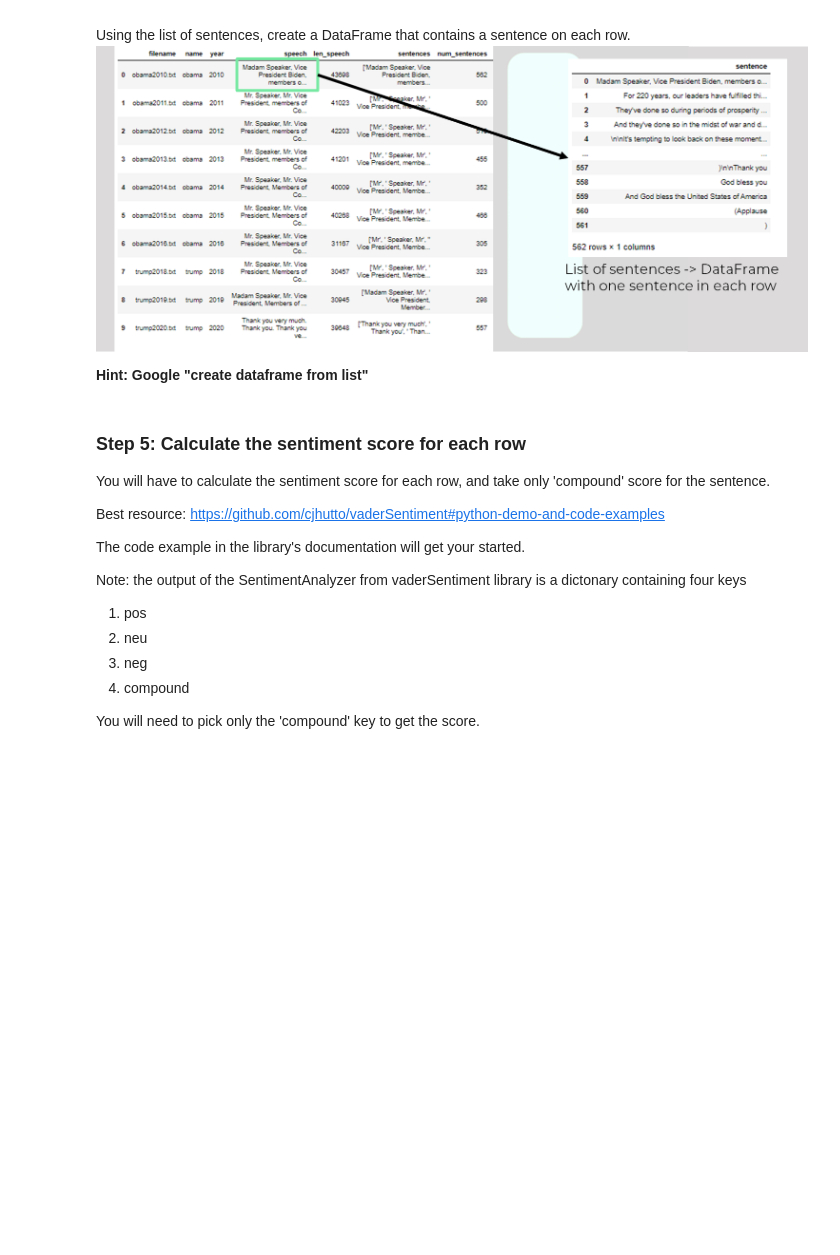
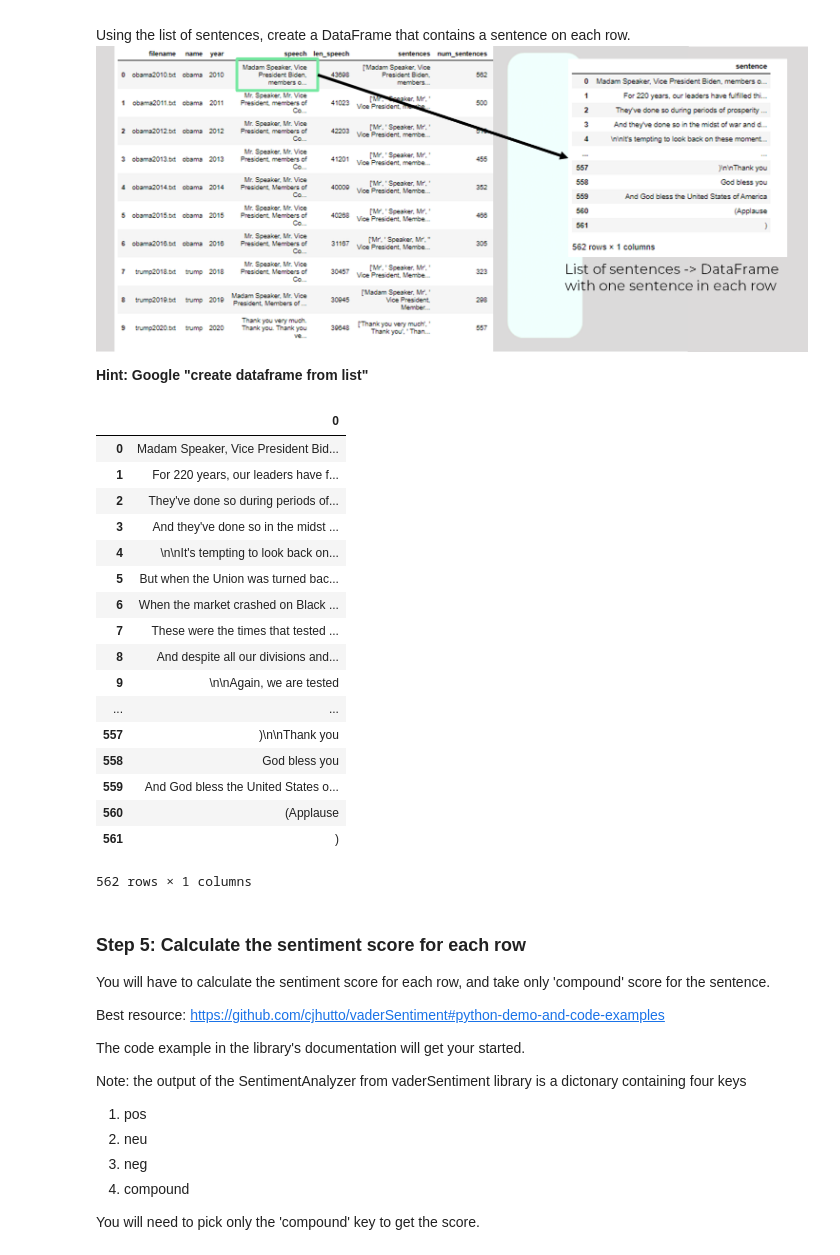
Before and after one commit to daanishrasheed/US-Speech-Analysis, a Jupyter notebook: Project US Speech Analysis (Part V).ipynb, the cells around one changed output. Saved outputs shown, nothing was run; the diff lists cells and outputs as text; code cells hidden in the pictures; blank space fills up the shorter version.

```diff
--- a/Project US Speech Analysis (Part V).ipynb
+++ b/Project US Speech Analysis (Part V).ipynb
@@ -84,3 +82,27 @@ Using the list of sentences, create a DataFrame that contains a sentence on each
+# %%
+df['sentences'] = df['speech'].str.split(pat = ".")
+# %%
+dl = pd.DataFrame(df['sentences'][0])
+dl
+# %% [output]
+|  | 0 |
+| 0 | Madam Speaker, Vice President Bid... |
+| 1 | For 220 years, our leaders have f... |
+| 2 | They've done so during periods of... |
+| 3 | And they've done so in the midst ... |
+| 4 | \n\nIt's tempting to look back on... |
+| 5 | But when the Union was turned bac... |
+| 6 | When the market crashed on Black ... |
+| 7 | These were the times that tested ... |
+| 8 | And despite all our divisions and... |
+| 9 | \n\nAgain, we are tested |
+| ... | ... |
+| 557 | )\n\nThank you |
+| 558 | God bless you |
+| 559 | And God bless the United States o... |
+| 560 | (Applause |
+| 561 | ) |
+562 rows × 1 columns
 # %% [markdown]
 ### Step 5: Calculate the sentiment score for each row
 You will have to calculate the sentiment score for each row, and take only 'compound' score for the sentence.
```
Also changed, not shown: parts of 3 cells of this notebook.
